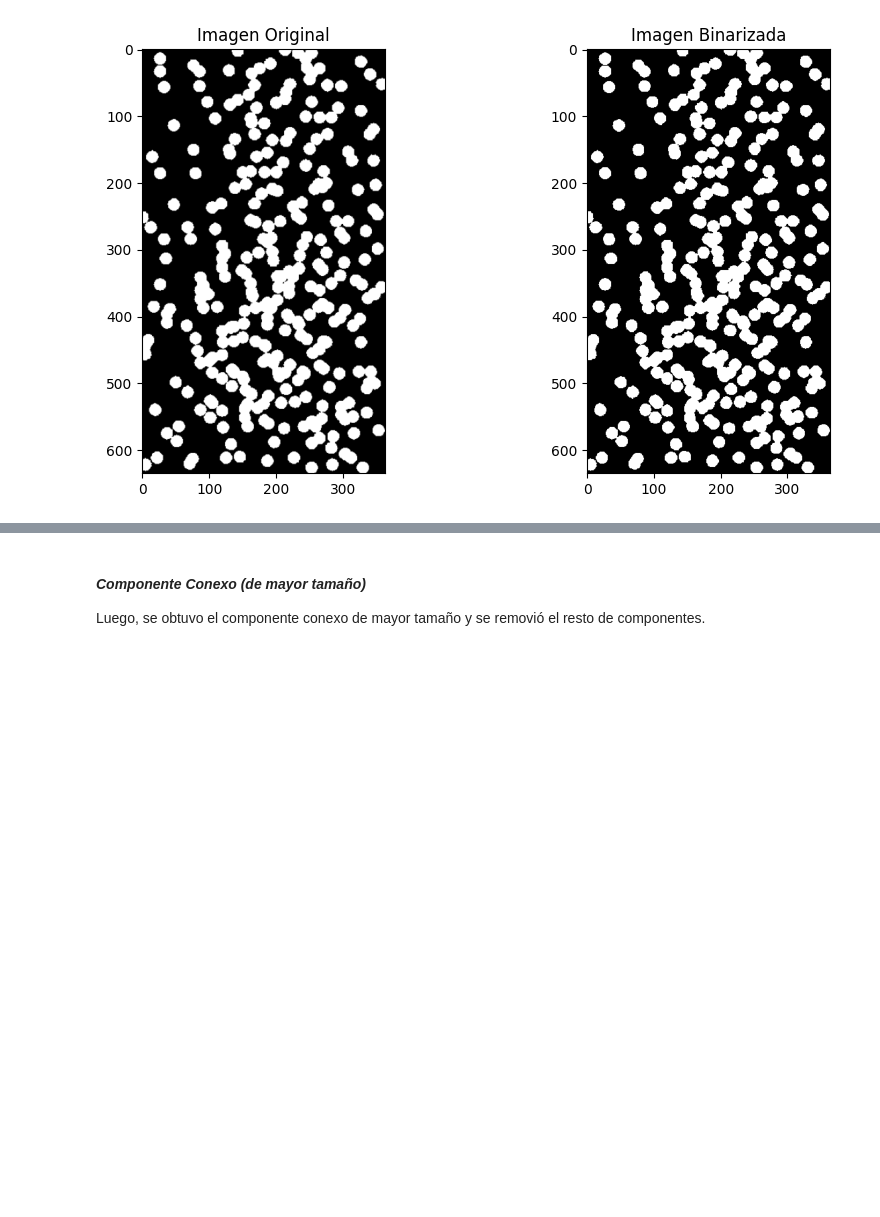
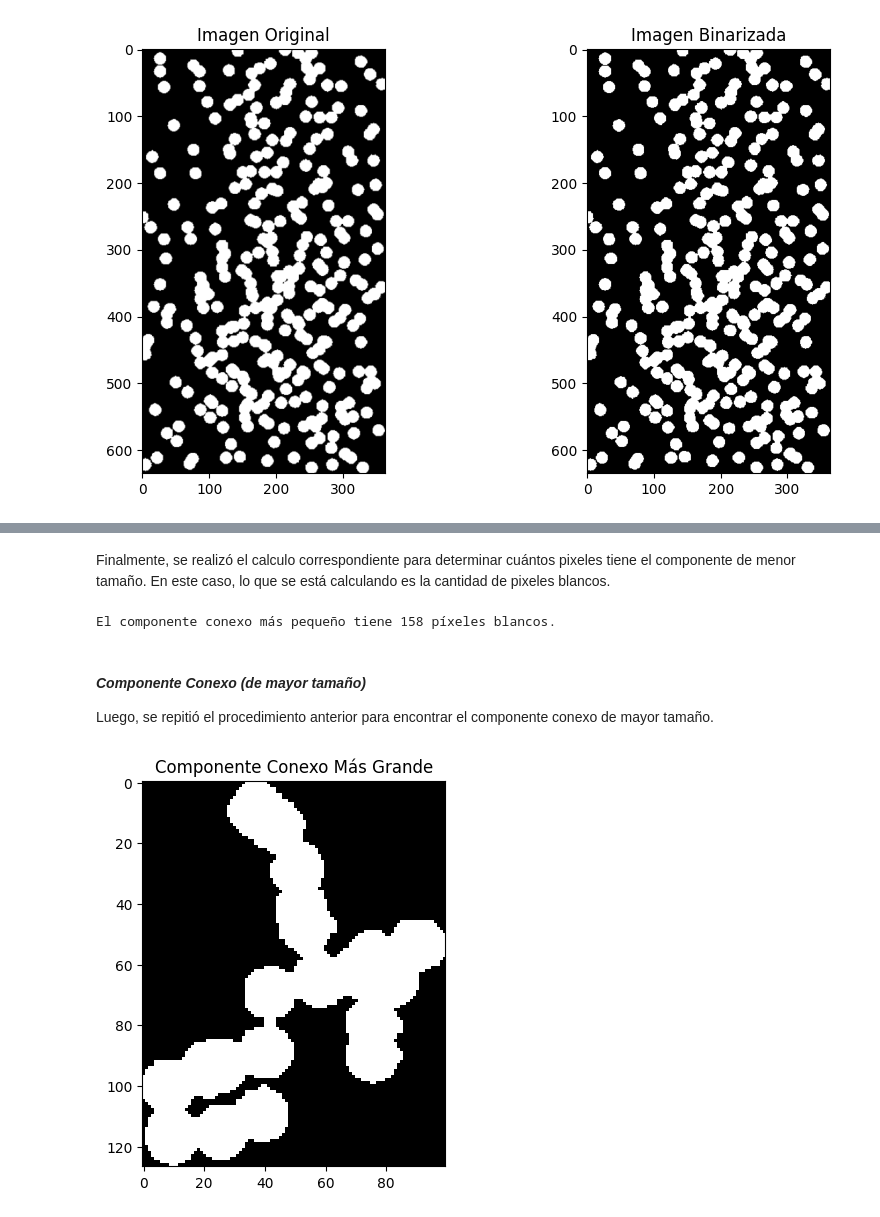
Before and after one commit to stefanoaragoni/computerVision_Lab01, a Jupyter notebook: Lab01_Ejercicio7.ipynb, the cells around one changed output, grey strips where cells are left out. Saved outputs shown, nothing was run; the diff lists cells and outputs as text; code cells hidden in the pictures; blank space fills up the shorter version.

```diff
--- a/Lab01_Ejercicio7.ipynb
+++ b/Lab01_Ejercicio7.ipynb
@@ -77,4 +73,35 @@ Error:
+# %% [markdown]
+Finalmente, se realizó el calculo correspondiente para determinar cuántos pixeles tiene el componente de menor tamaño. En este caso, lo que se está calculando es la cantidad de pixeles blancos.
+# %%
+# Calculo de cuántos pixeles blancos tiene el componente conexo más pequeño
+count = 0
+for i in range(min_component.shape[0]):
+    for j in range(min_component.shape[1]):
+        if min_component[i][j] == 255:
+            count += 1
+
+print(f"El componente conexo más pequeño tiene {count} píxeles blancos.")
+# %% [output]
+El componente conexo más pequeño tiene 158 píxeles blancos.
 # %% [markdown]
 #### *Componente Conexo (de mayor tamaño)*
 
-Luego, se obtuvo el componente conexo de mayor tamaño y se removió el resto de componentes.
+Luego, se repitió el procedimiento anterior para encontrar el componente conexo de mayor tamaño.
+# %%
+# Encontrar el componente conexo de mayor
+max_component_index = np.argmax(stats[1:, cv2.CC_STAT_AREA]) + 1
+# %%
+# Extrae la máscara del componente conexo más grande
+max_component = (labels == max_component_index).astype(np.uint8) * 255
+
+# Recortar la imagen para mostrar solo el componente conexo más grande
+x, y, w, h, area = stats[max_component_index]
+max_component = max_component[y:y+h, x:x+w]
+
+# Mostrar la imagen del componente conexo más grande
+plt.figure(figsize=(5, 5))
+plt.imshow(max_component, cmap='gray')
+plt.title('Componente Conexo Más Grande')
+plt.show()
+# %% [output]
+[figure, added]
```
Also changed, not shown: parts of 8 cells of this notebook.
